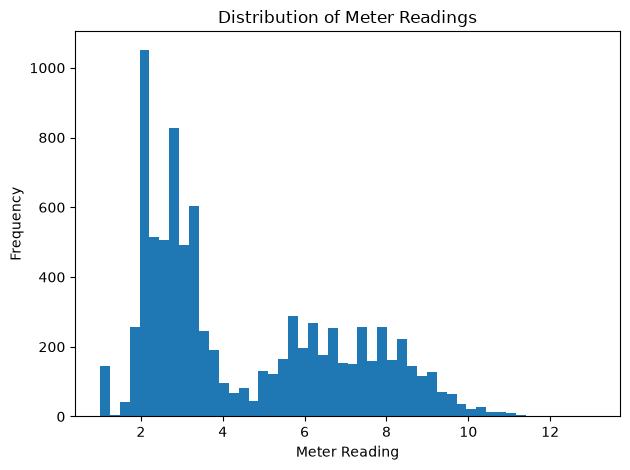
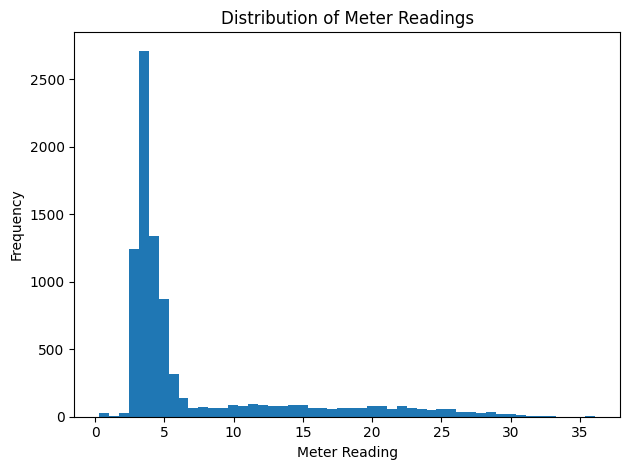
Code edit (unified diff) that turned the first committed figure into the second:
--- before
+++ after
@@ -3,5 +3,5 @@
 
 plt.figure()
-plt.hist(sample_df["meter_reading"], bins=50)
+plt.hist(df["meter_reading"], bins=50)
 plt.title("Distribution of Meter Readings")
 plt.xlabel("Meter Reading")

Commit: update notebook